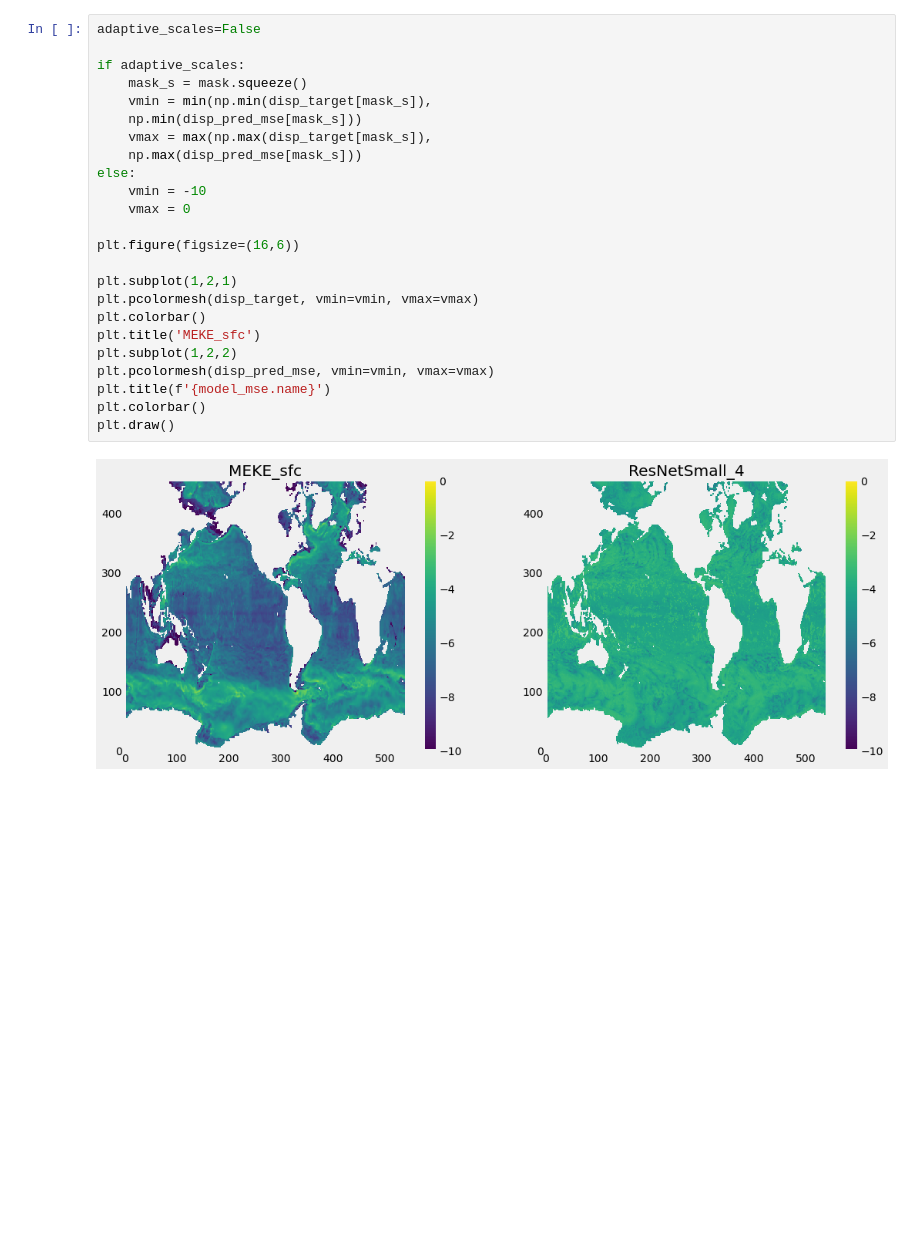
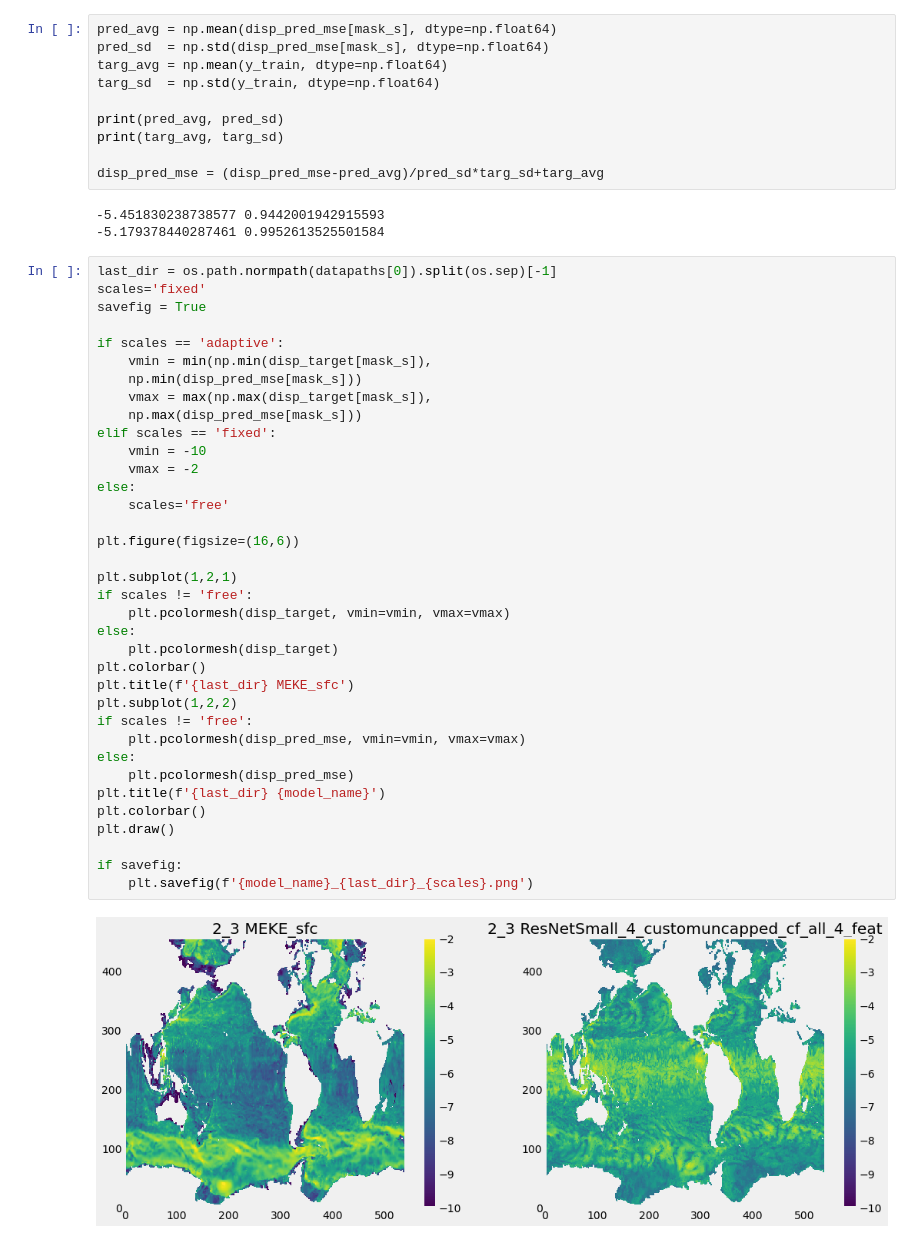
Before and after one commit to CrayLabs/NCAR_ML_EKE, a Jupyter notebook: notebooks/inference_only.ipynb, the cells around one changed output. Cells and saved outputs as stored; diff of their text form; blank space fills up the shorter version.

```diff
--- a/notebooks/inference_only.ipynb
+++ b/notebooks/inference_only.ipynb
@@ -270,26 +291,51 @@ Scaling data with provided scaler...
+# %%
+pred_avg = np.mean(disp_pred_mse[mask_s], dtype=np.float64)
+pred_sd  = np.std(disp_pred_mse[mask_s], dtype=np.float64)
+targ_avg = np.mean(y_train, dtype=np.float64)
+targ_sd  = np.std(y_train, dtype=np.float64)
+
+print(pred_avg, pred_sd)
+print(targ_avg, targ_sd)
+
+disp_pred_mse = (disp_pred_mse-pred_avg)/pred_sd*targ_sd+targ_avg
+# %% [output]
+-5.451830238738577 0.9442001942915593
+-5.179378440287461 0.9952613525501584
 # %%
-adaptive_scales=False
+last_dir = os.path.normpath(datapaths[0]).split(os.sep)[-1]
+scales='fixed'
+savefig = True
 
-if adaptive_scales:
-    mask_s = mask.squeeze()
+if scales == 'adaptive':
     vmin = min(np.min(disp_target[mask_s]),
     np.min(disp_pred_mse[mask_s]))
     vmax = max(np.max(disp_target[mask_s]),
     np.max(disp_pred_mse[mask_s]))
+elif scales == 'fixed':
+    vmin = -10
+    vmax = -2
 else:
-    vmin = -10
-    vmax = 0
+    scales='free'
 
 plt.figure(figsize=(16,6))
 
 plt.subplot(1,2,1)
-plt.pcolormesh(disp_target, vmin=vmin, vmax=vmax)
+if scales != 'free':
+    plt.pcolormesh(disp_target, vmin=vmin, vmax=vmax)
+else:
+    plt.pcolormesh(disp_target)
 plt.colorbar()
-plt.title('MEKE_sfc')
+plt.title(f'{last_dir} MEKE_sfc')
 plt.subplot(1,2,2)
-plt.pcolormesh(disp_pred_mse, vmin=vmin, vmax=vmax)
-plt.title(f'{model_mse.name}')
+if scales != 'free':
+    plt.pcolormesh(disp_pred_mse, vmin=vmin, vmax=vmax)
+else:
+    plt.pcolormesh(disp_pred_mse)
+plt.title(f'{last_dir} {model_name}')
 plt.colorbar()
 plt.draw()
+
+if savefig:
+    plt.savefig(f'{model_name}_{last_dir}_{scales}.png')
 # %% [output]
-[figure, old version]
+[figure, new version]
```
Also changed, not shown: parts of 13 cells of this notebook, 8 other files.
